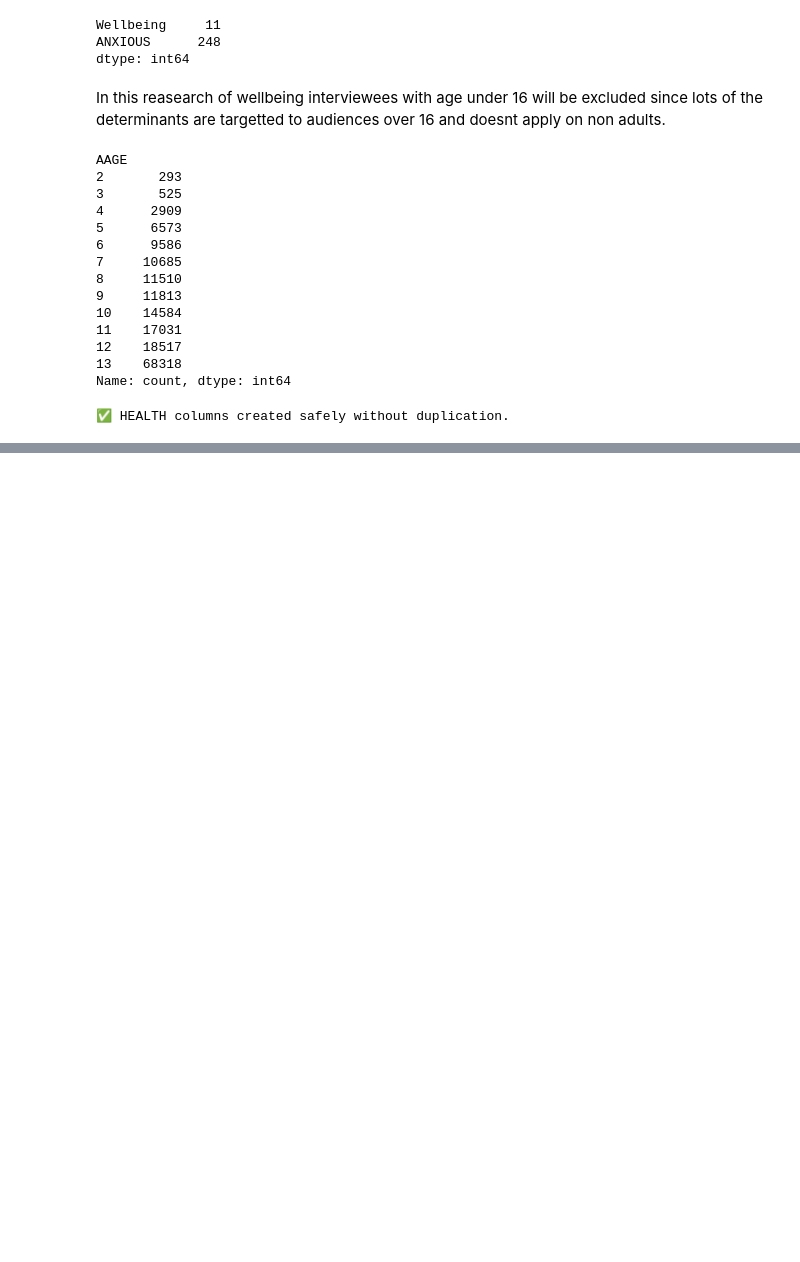
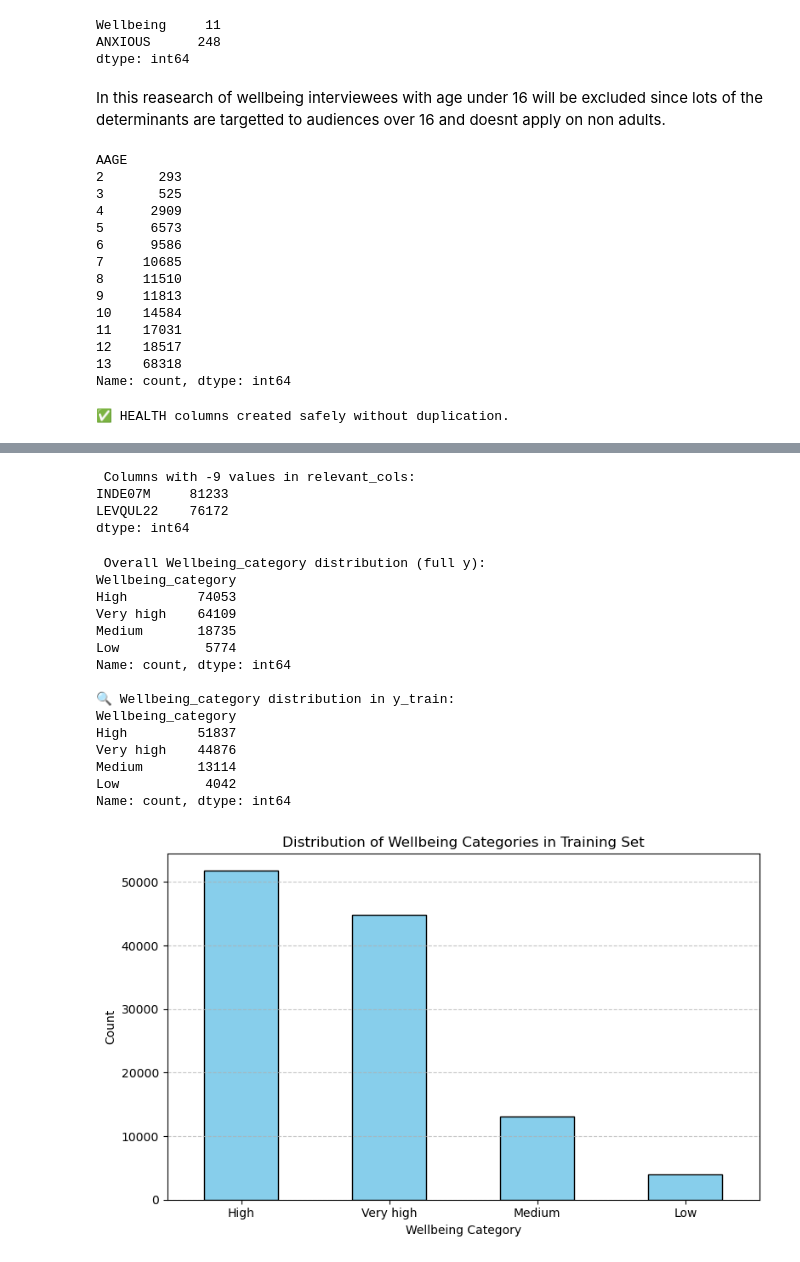
Before and after one commit to maxemporor/MSc-project, a Jupyter notebook: MSc.ipynb, the cells around one changed output, grey strips where cells are left out. Saved outputs shown, nothing was run; the diff lists cells and outputs as text; code cells hidden in the pictures; blank space fills up the shorter version.

```diff
--- a/MSc.ipynb
+++ b/MSc.ipynb
@@ -533,16 +408,0 @@ In conclusion for linear regression, the model isn't capturing the relationship
-# %%
-import pandas as pd
-import numpy as np
-import matplotlib.pyplot as plt
-from sklearn.ensemble import RandomForestRegressor
-from sklearn.metrics import r2_score, mean_squared_error
-
-# ✅ Full multivariate Random Forest model
-rf_full = RandomForestRegressor(random_state=42, n_jobs=-1)
-rf_full.fit(X_train, y_train)
-y_val_pred_rf = rf_full.predict(X_val)
-
-r2_full_rf = r2_score(y_val, y_val_pred_rf)
-mse_full_rf = mean_squared_error(y_val, y_val_pred_rf)
-
-print(f"\n🌟 Full model performance (Random Forest): R² = {r2_full_rf:.4f}, MSE = {mse_full_rf:.4f}")
@@ -667,0 +409,56 @@ plt.show()
+# %%
+## Count how many -9 values are present in each relevant column
+minus9_counts = (model_df[relevant_cols] == -9).sum()
+
+# Filter to show only columns with at least one -9 value
+minus9_counts = minus9_counts[minus9_counts > 0]
+
+# Sort in descending order
+minus9_counts = minus9_counts.sort_values(ascending=False)
+
+# Print nicely
+print("\n Columns with -9 values in relevant_cols:")
+print(minus9_counts)
+# %% [output]
+ Columns with -9 values in relevant_cols:
+INDE07M     81233
+LEVQUL22    76172
+dtype: int64
+# %%
+# Check class balance in the full dataset (after NaN drop, before split)
+print(" Overall Wellbeing_category distribution (full y):")
+print(y.value_counts(dropna=False))
+
+# Check class balance in the training set
+print("\n🔍 Wellbeing_category distribution in y_train:")
+print(y_train.value_counts(dropna=False))
+
+# Optional: visualize distribution in training set
+import matplotlib.pyplot as plt
+
+plt.figure(figsize=(8, 5))
+y_train.value_counts().plot(kind='bar', color='skyblue', edgecolor='black')
+plt.xlabel('Wellbeing Category')
+plt.ylabel('Count')
+plt.title('Distribution of Wellbeing Categories in Training Set')
+plt.xticks(rotation=0)
+plt.grid(axis='y', linestyle='--', alpha=0.7)
+plt.tight_layout()
+plt.show()
+# %% [output]
+ Overall Wellbeing_category distribution (full y):
+Wellbeing_category
+High         74053
+Very high    64109
+Medium       18735
+Low           5774
+Name: count, dtype: int64
+
+🔍 Wellbeing_category distribution in y_train:
+Wellbeing_category
+High         51837
+Very high    44876
+Medium       13114
+Low           4042
+Name: count, dtype: int64
+[figure, added]
```
Also changed, not shown: parts of 22 cells of this notebook.
